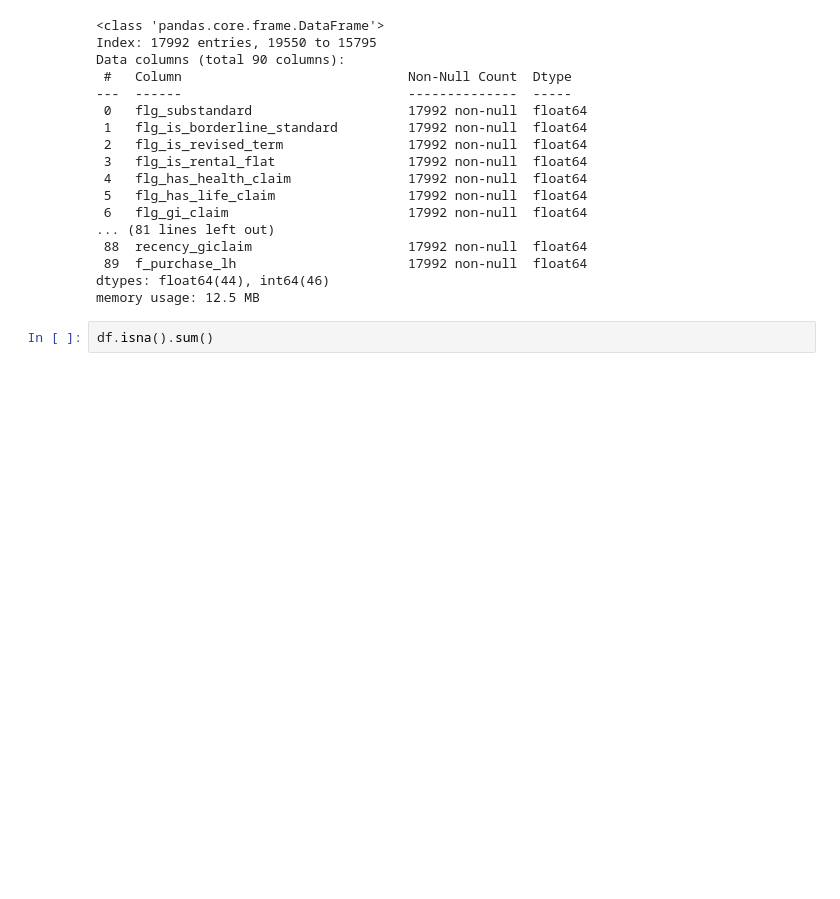
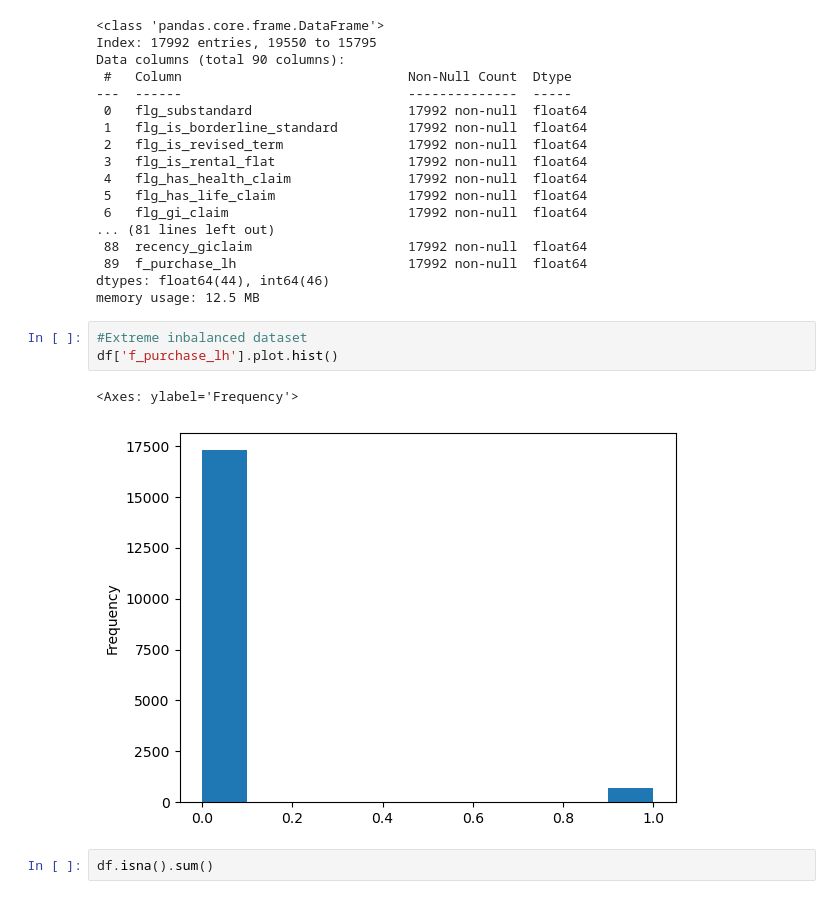
Before and after one commit to wildgreendinosaur/Datathon_team105, a Jupyter notebook: NUS_DATATHON_SINGLIFE_TEAM150.ipynb, the cells around one changed output. Drawn from its saved outputs; the diff is of its cells as text; blank space fills up the shorter version.

```diff
--- a/NUS_DATATHON_SINGLIFE_TEAM150.ipynb
+++ b/NUS_DATATHON_SINGLIFE_TEAM150.ipynb
@@ -119,6 +119,12 @@ Data columns (total 90 columns):
  89  f_purchase_lh                      17992 non-null  float64
 dtypes: float64(44), int64(46)
 memory usage: 12.5 MB
+# %%
+#Extreme inbalanced dataset
+df['f_purchase_lh'].plot.hist()
+# %% [output]
+<Axes: ylabel='Frequency'>
+[figure, added]
 # %%
 df.isna().sum()
 # %% [output]
```
Also changed, not shown: parts of 4 cells of this notebook.
